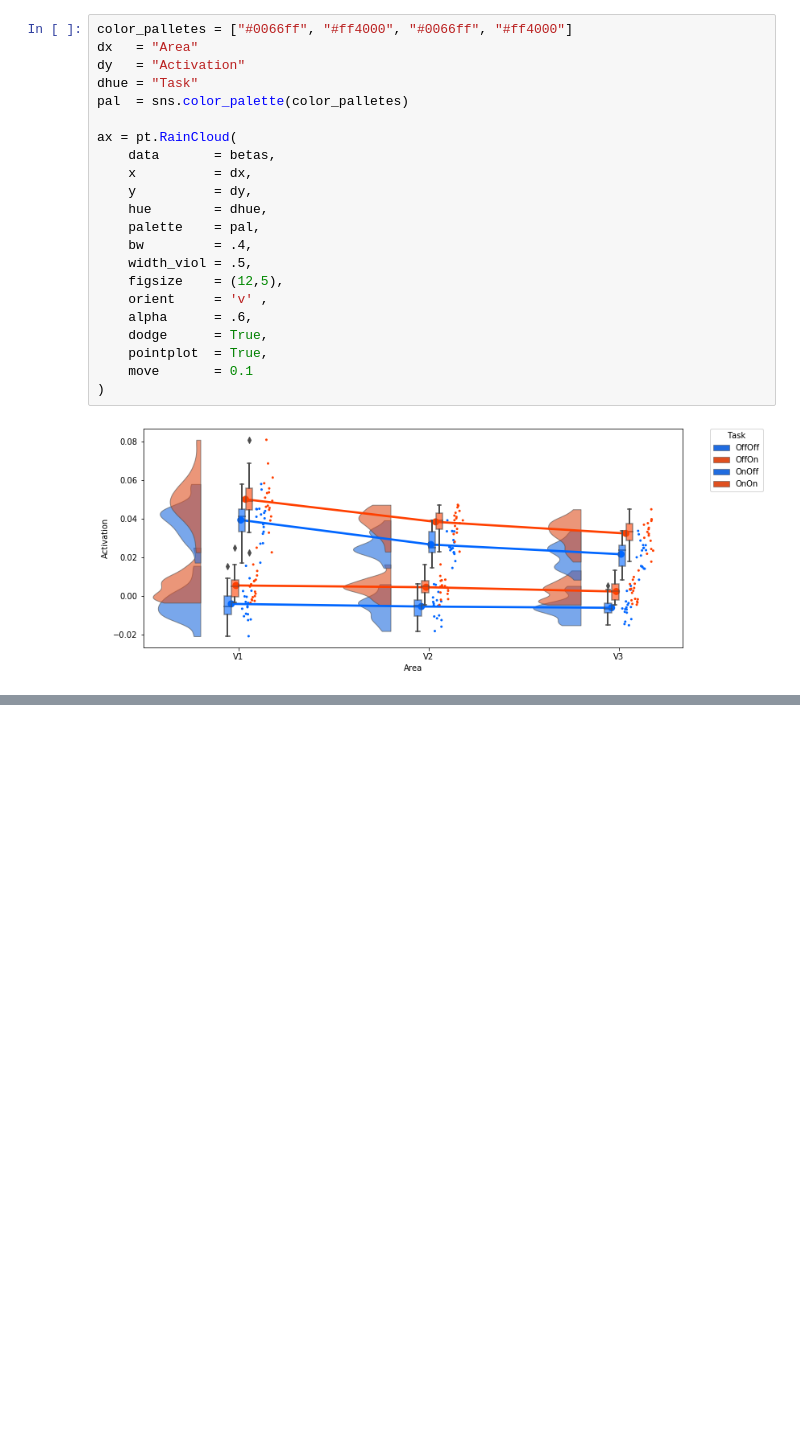
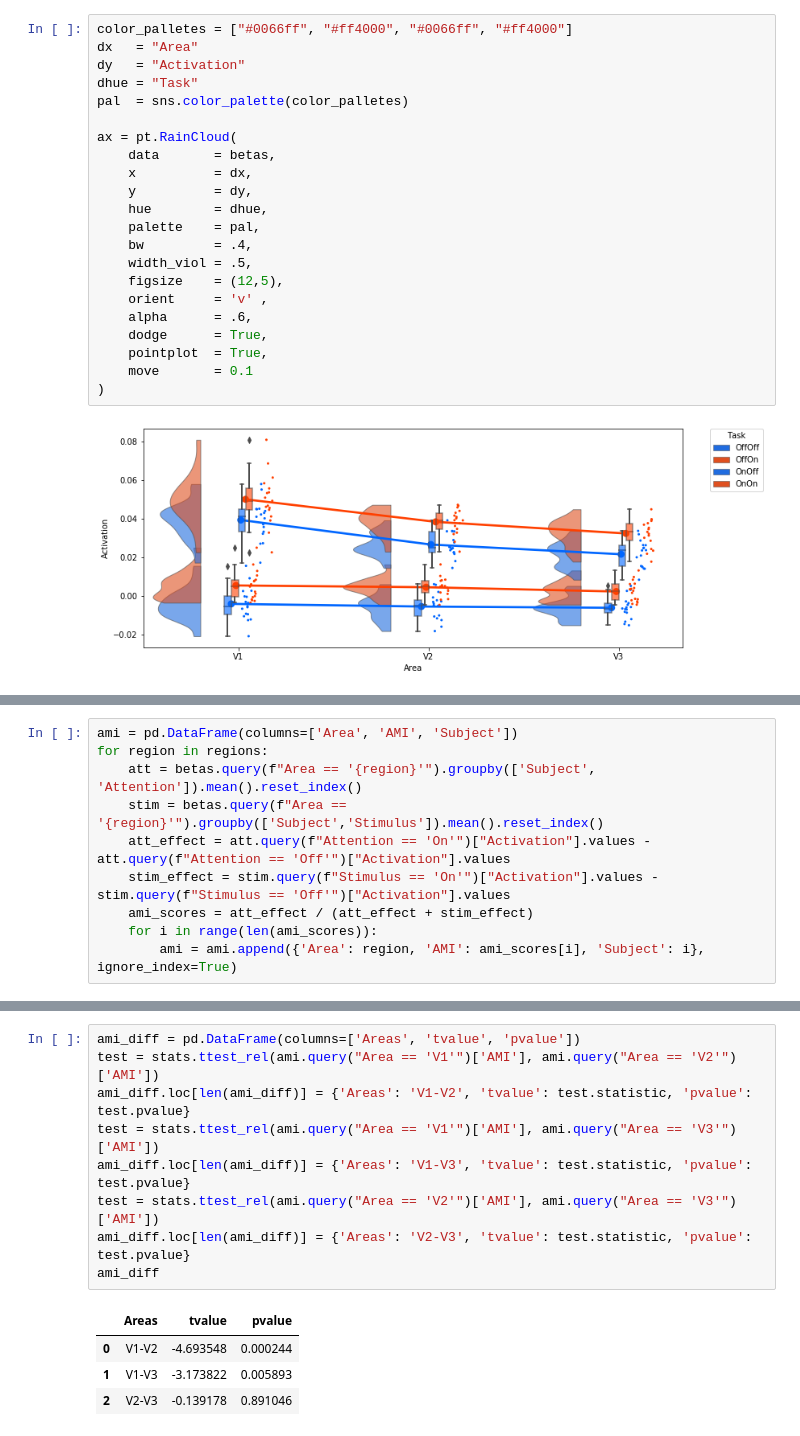
Before and after one commit to TimVanMourik/LayerAttention, a Jupyter notebook: Notebooks/RegionAnalysis.ipynb, the cells around one changed output, grey strips where cells are left out. Saved outputs shown, nothing was run; the diff lists cells and outputs as text; blank space fills up the shorter version.

```diff
--- a/Notebooks/RegionAnalysis.ipynb
+++ b/Notebooks/RegionAnalysis.ipynb
@@ -175,0 +185,10 @@ attention_effect
+# %%
+ami = pd.DataFrame(columns=['Area', 'AMI', 'Subject'])
+for region in regions:
+    att = betas.query(f"Area == '{region}'").groupby(['Subject', 'Attention']).mean().reset_index()
+    stim = betas.query(f"Area == '{region}'").groupby(['Subject','Stimulus']).mean().reset_index()
+    att_effect = att.query(f"Attention == 'On'")["Activation"].values - att.query(f"Attention == 'Off'")["Activation"].values
+    stim_effect = stim.query(f"Stimulus == 'On'")["Activation"].values - stim.query(f"Stimulus == 'Off'")["Activation"].values
+    ami_scores = att_effect / (att_effect + stim_effect)
+    for i in range(len(ami_scores)):
+        ami = ami.append({'Area': region, 'AMI': ami_scores[i], 'Subject': i}, ignore_index=True)
@@ -175,0 +202,14 @@ attention_effect
+# %%
+ami_diff = pd.DataFrame(columns=['Areas', 'tvalue', 'pvalue'])
+test = stats.ttest_rel(ami.query("Area == 'V1'")['AMI'], ami.query("Area == 'V2'")['AMI'])
+ami_diff.loc[len(ami_diff)] = {'Areas': 'V1-V2', 'tvalue': test.statistic, 'pvalue': test.pvalue}
+test = stats.ttest_rel(ami.query("Area == 'V1'")['AMI'], ami.query("Area == 'V3'")['AMI'])
+ami_diff.loc[len(ami_diff)] = {'Areas': 'V1-V3', 'tvalue': test.statistic, 'pvalue': test.pvalue}
+test = stats.ttest_rel(ami.query("Area == 'V2'")['AMI'], ami.query("Area == 'V3'")['AMI'])
+ami_diff.loc[len(ami_diff)] = {'Areas': 'V2-V3', 'tvalue': test.statistic, 'pvalue': test.pvalue}
+ami_diff
+# %% [output]
+|  | Areas | tvalue | pvalue |
+| 0 | V1-V2 | -4.693548 | 0.000244 |
+| 1 | V1-V3 | -3.173822 | 0.005893 |
+| 2 | V2-V3 | -0.139178 | 0.891046 |
```
Also changed, not shown: parts of 4 cells of this notebook.
